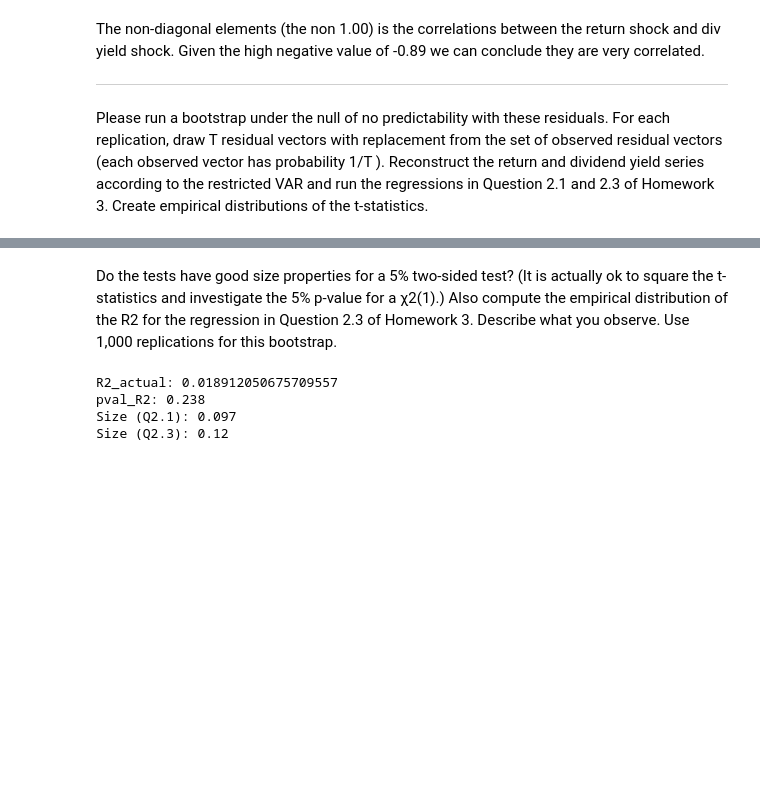
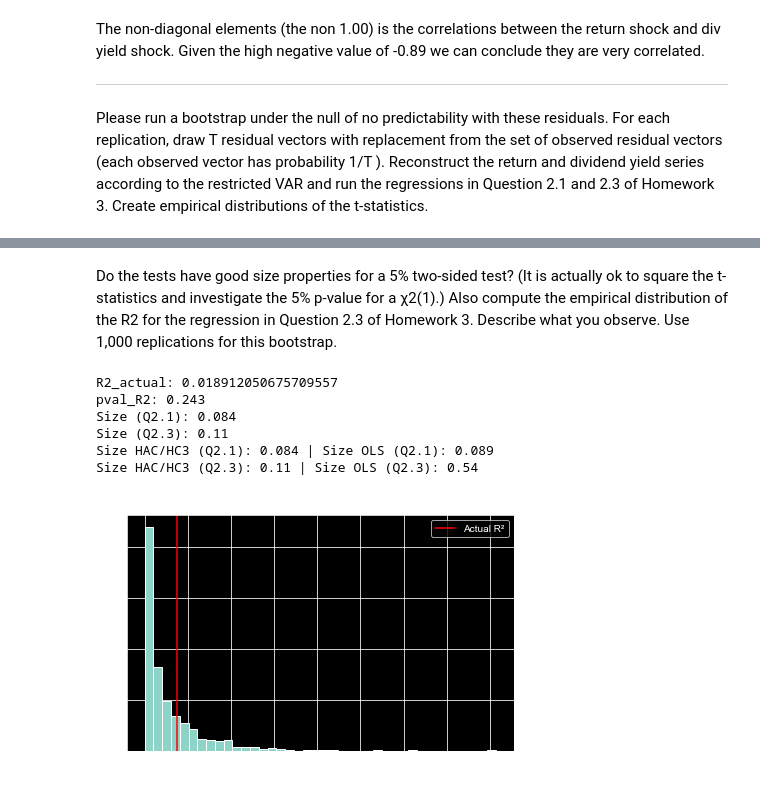
Before and after one commit to hg2777/Time-Series, a Jupyter notebook: PS4/hw4.ipynb, the cells around one changed output, grey strips where cells are left out. Saved outputs shown, nothing was run; the diff lists cells and outputs as text; code cells hidden in the pictures; blank space fills up the shorter version.

```diff
--- a/PS4/hw4.ipynb
+++ b/PS4/hw4.ipynb
@@ -212,34 +241,48 @@ Empirical dist: t-stat HW3 Q2.3 (bootstrap null)
 # %% [markdown]
-Do the tests have good size properties for a 5% two-sided test? (It is actually ok to square the
+Do the tests have good size properties for a 5% two-sided test?
+(It is actually ok to square the
 t-statistics and investigate the 5% p-value for a χ2(1).) Also compute the empirical distribution of
 the R2 for the regression in Question 2.3 of Homework 3. Describe what you observe. Use 1,000
 replications for this bootstrap.
 # %%
 # --- Define R2_actual from the real (non-bootstrap) data using the same Q2.3 spec
 Y3_act = pd.Series(rt).rolling(12).sum().shift(-11).to_numpy()
 X3_act = sm.add_constant(dy)
 mask_act = ~np.isnan(Y3_act)
 
-fit3_act = sm.OLS(Y3_act[mask_act], X3_act[mask_act]).fit(
-    cov_type="HAC", cov_kwds={"maxlags": 11}
-)
+fit3_act = sm.OLS(Y3_act[mask_act], X3_act[mask_act]).fit(cov_type="HAC", cov_kwds={"maxlags": 11})
 R2_actual = fit3_act.rsquared
 
 # --- Bootstrap p-value for R^2 (right-tail)
 pval_R2 = np.mean(r2_q23 >= R2_actual)
 
 print("R2_actual:", R2_actual)
 print("pval_R2:", pval_R2)
 
 chi2_95 = 3.841458820694124  # 95% quantile of chi^2(1)
 size_q21 = np.mean(t_q21**2 > chi2_95)
 size_q23 = np.mean(t_q23**2 > chi2_95)
-size_q21, size_q23
+size_q21_ols = np.mean(t_q21_ols**2 > chi2_95)
+size_q23_ols = np.mean(t_q23_ols**2 > chi2_95)
 
 print("Size (Q2.1):", size_q21)
 print("Size (Q2.3):", size_q23)
+
+print("Size HAC/HC3 (Q2.1):", size_q21, "| Size OLS (Q2.1):", size_q21_ols)
+print("Size HAC/HC3 (Q2.3):", size_q23, "| Size OLS (Q2.3):", size_q23_ols)
+
+fig, ax = plt.subplots()
+ax.hist(r2_q23, bins=40)
+ax.axvline(R2_actual, color='red', label='Actual R²')
+ax.legend()
+ax.set_title("Empirical dist: R² HW3 Q2.3 (bootstrap null)")
+fig.tight_layout()
+plt.show()
 # %% [output]
 R2_actual: 0.018912050675709557
-pval_R2: 0.238
-Size (Q2.1): 0.097
-Size (Q2.3): 0.12
+pval_R2: 0.243
+Size (Q2.1): 0.084
+Size (Q2.3): 0.11
+Size HAC/HC3 (Q2.1): 0.084 | Size OLS (Q2.1): 0.089
+Size HAC/HC3 (Q2.3): 0.11 | Size OLS (Q2.3): 0.54
+[figure, added]
```
Also changed, not shown: parts of 4 cells of this notebook.
